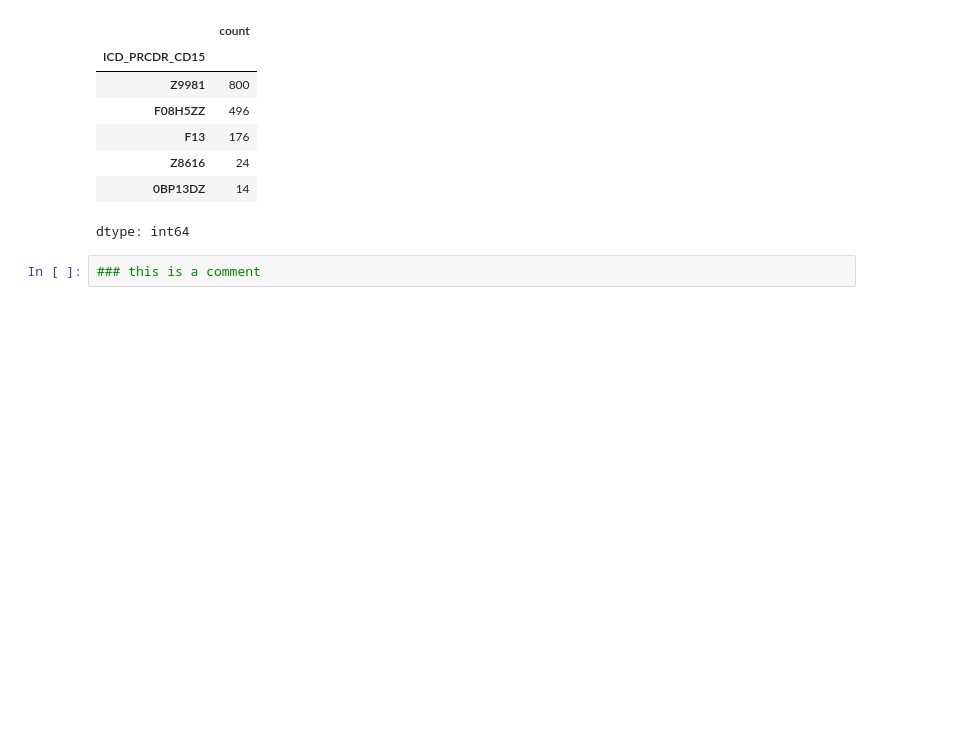
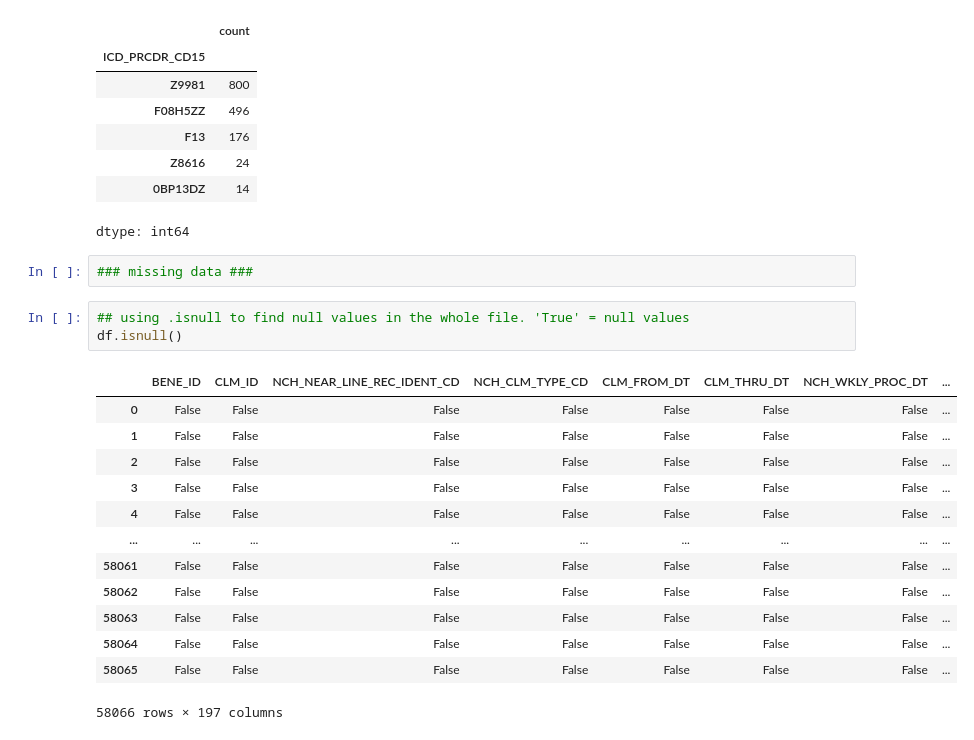
Before and after one commit to jmuryawan/module1-codexes-claims-analysis, a Jupyter notebook: analysis.ipynb, the cells around one changed output. Drawn from its saved outputs; the diff is of its cells as text; blank space fills up the shorter version.

```diff
--- a/analysis.ipynb
+++ b/analysis.ipynb
@@ -154,5 +156,22 @@ df ['ICD_PRCDR_CD15'].value_counts()
 | Z8616 | 24 |
 | 0BP13DZ | 14 |
 dtype: int64
-# %%
-### this is a comment
+# %%
+### missing data ###
+# %%
+## using .isnull to find null values in the whole file. 'True' = null values
+df.isnull()
+# %% [output]
+|  | BENE_ID | CLM_ID | NCH_NEAR_LINE_REC_IDENT_CD | NCH_CLM_TYPE_CD | CLM_FROM_DT | CLM_THRU_DT | NCH_WKLY_PROC_DT | ... |
+| 0 | False | False | False | False | False | False | False | ... |
+| 1 | False | False | False | False | False | False | False | ... |
+| 2 | False | False | False | False | False | False | False | ... |
+| 3 | False | False | False | False | False | False | False | ... |
+| 4 | False | False | False | False | False | False | False | ... |
+| ... | ... | ... | ... | ... | ... | ... | ... | ... |
+| 58061 | False | False | False | False | False | False | False | ... |
+| 58062 | False | False | False | False | False | False | False | ... |
+| 58063 | False | False | False | False | False | False | False | ... |
+| 58064 | False | False | False | False | False | False | False | ... |
+| 58065 | False | False | False | False | False | False | False | ... |
+58066 rows × 197 columns
```
Also changed, not shown: parts of 16 cells of this notebook.
